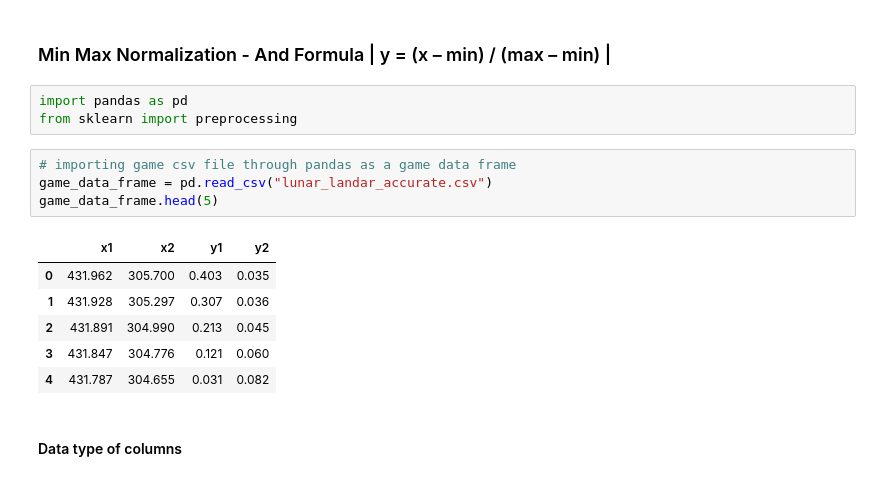
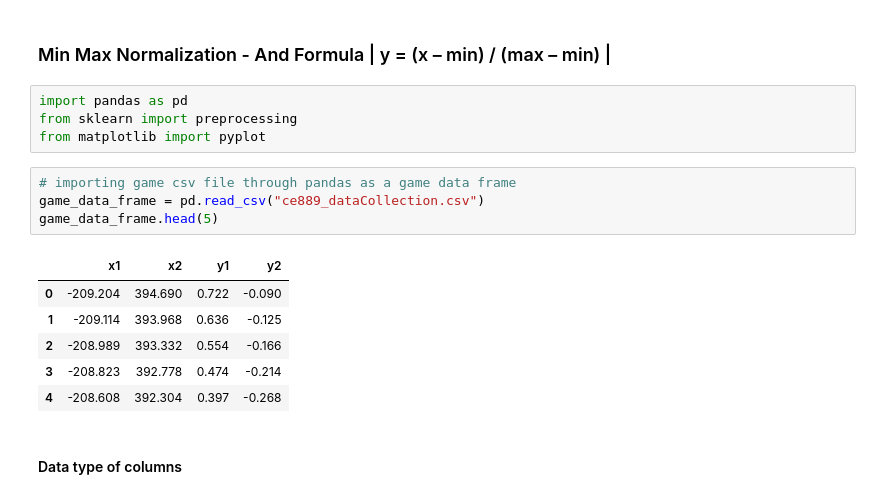
Before and after one commit to usama-akram-gt/Lunar-Landar-Simulator, a Jupyter notebook: data_preprocessing.ipynb, the cells around one changed output. Drawn from its saved outputs; the diff is of its cells as text.

```diff
--- a/data_preprocessing.ipynb
+++ b/data_preprocessing.ipynb
@@ -5,17 +5,18 @@
 # %%
 import pandas as pd
 from sklearn import preprocessing
+from matplotlib import pyplot
 # %%
 # importing game csv file through pandas as a game data frame
-game_data_frame = pd.read_csv("lunar_landar_accurate.csv")
+game_data_frame = pd.read_csv("ce889_dataCollection.csv")
 game_data_frame.head(5)
 # %% [output]
 |  | x1 | x2 | y1 | y2 |
-| 0 | 431.962 | 305.700 | 0.403 | 0.035 |
-| 1 | 431.928 | 305.297 | 0.307 | 0.036 |
-| 2 | 431.891 | 304.990 | 0.213 | 0.045 |
-| 3 | 431.847 | 304.776 | 0.121 | 0.060 |
-| 4 | 431.787 | 304.655 | 0.031 | 0.082 |
+| 0 | -209.204 | 394.690 | 0.722 | -0.090 |
+| 1 | -209.114 | 393.968 | 0.636 | -0.125 |
+| 2 | -208.989 | 393.332 | 0.554 | -0.166 |
+| 3 | -208.823 | 392.778 | 0.474 | -0.214 |
+| 4 | -208.608 | 392.304 | 0.397 | -0.268 |
 # %% [markdown]
 #### Data type of columns
 # %%
```
Also changed, not shown: parts of 11 cells of this notebook, 13 other files.
